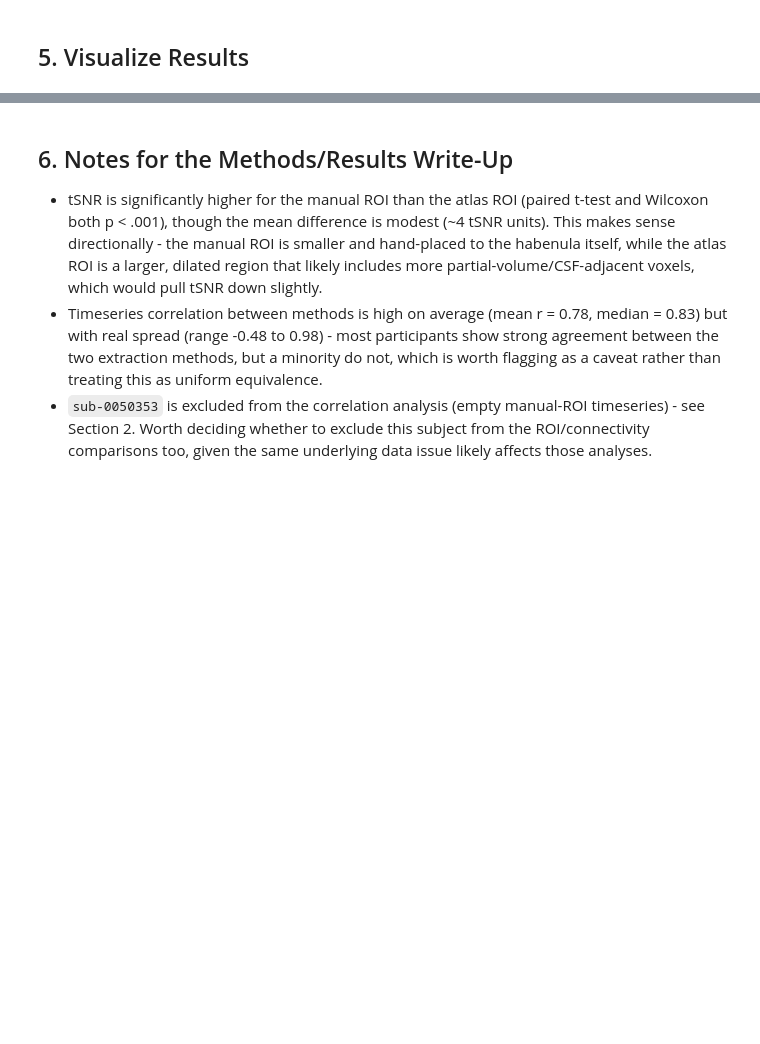
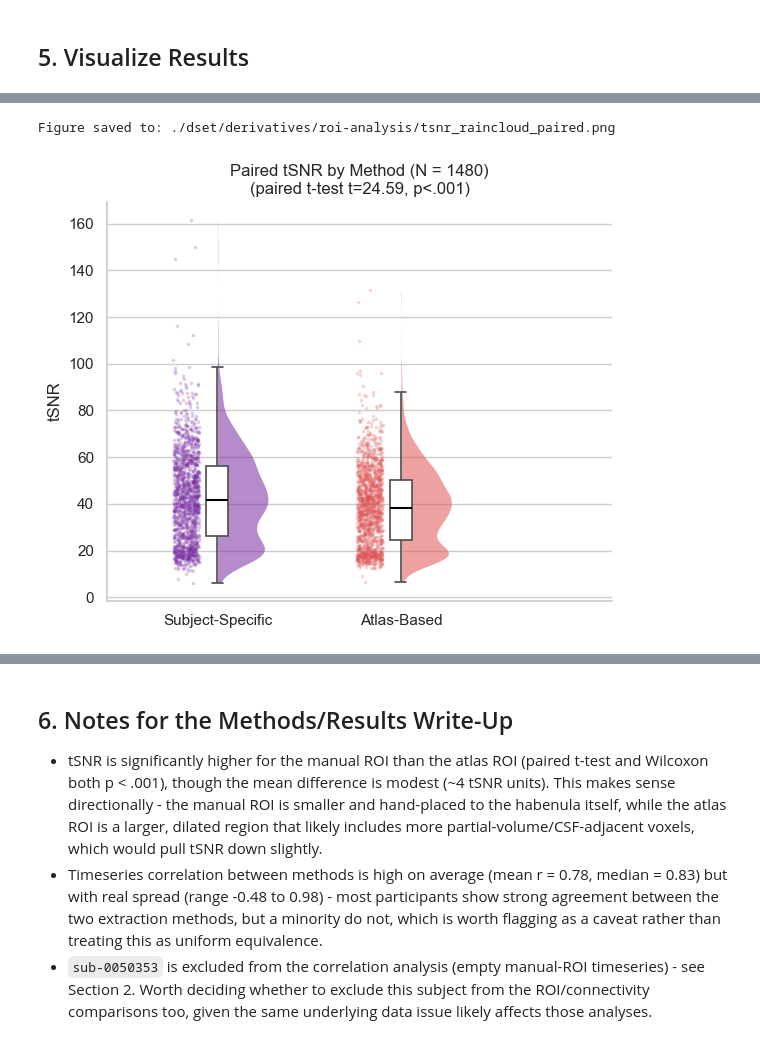
Before and after one commit to chlohamp/habenula-comparison, a Jupyter notebook: 2aii-bold-comp.ipynb, the cells around one changed output, grey strips where cells are left out. Drawn from its saved outputs; the diff is of its cells as text; code cells hidden in the pictures; blank space fills up the shorter version.

```diff
--- a/2aii-bold-comp.ipynb
+++ b/2aii-bold-comp.ipynb
@@ -263,0 +198,71 @@ Figure saved to: ./dset/derivatives/roi-analysis/bold_comparison_plots.png
+# %%
+import numpy as np
+import seaborn as sns
+
+sns.set_theme(style="whitegrid")
+
+
+def raincloud(ax, data, x, y, order, palette, width_viol=0.55, box_width=0.12,
+              strip_size=2.5, strip_alpha=0.25, jitter=0.06, seed=0):
+    """Paired raincloud plot: half-violin (cloud) + boxplot + jittered dots (rain)."""
+    rng = np.random.default_rng(seed)
+    sns.violinplot(
+        data=data, x=x, y=y, order=order, hue=x, palette=palette,
+        width=width_viol, inner=None, cut=0, linewidth=0, ax=ax,
+        legend=False, density_norm="width", saturation=1,
+    )
+    # Clip each violin to its right half so it reads as a "cloud" beside the box/dots
+    for i, coll in enumerate(ax.collections):
+        for path in coll.get_paths():
+            verts = path.vertices
+            verts[:, 0] = np.clip(verts[:, 0], i, i + width_viol / 2 + 0.5)
+        coll.set_alpha(0.55)
+
+    sns.boxplot(
+        data=data, x=x, y=y, order=order, width=box_width, showcaps=True,
+        boxprops={"zorder": 3, "facecolor": "white", "linewidth": 1.2},
+        whiskerprops={"zorder": 3, "linewidth": 1.2},
+        medianprops={"color": "black", "zorder": 4, "linewidth": 1.5},
+        capprops={"linewidth": 1.2}, fliersize=0, ax=ax,
+    )
+
+    # Individual participant dots, jittered to the left of the tick
+    for i, cat in enumerate(order):
+        vals = data.loc[data[x] == cat, y].to_numpy()
+        x_jit = rng.uniform(-jitter - 0.18, -0.10, size=len(vals)) + i
+        ax.scatter(x_jit, vals, s=strip_size ** 2, alpha=strip_alpha,
+                   color=palette[cat], linewidths=0, zorder=2)
+
+    ax.set_xlim(-0.6, len(order) - 1 + width_viol + 0.6)
+
+
+# --- Paired raincloud plot (Subject-Specific vs. Atlas-Based tSNR) ---
+# Combines a half-violin, boxplot, and individual participant dots to show how
+# subject-specific ROIs reduce partial-volume noise relative to the atlas ROI
+# (paired t-test reported in the title, computed in Section 3 above).
+tsnr_long = pd.melt(
+    df[["subject_id", "manual_tsnr", "atlas_tsnr"]],
+    id_vars="subject_id", value_vars=["manual_tsnr", "atlas_tsnr"],
+    var_name="Method", value_name="tSNR",
+)
+tsnr_long["Method"] = tsnr_long["Method"].map(
+    {"manual_tsnr": "Subject-Specific", "atlas_tsnr": "Atlas-Based"}
+)
+tsnr_order = ["Subject-Specific", "Atlas-Based"]
+tsnr_palette = {"Subject-Specific": "#792CA2", "Atlas-Based": "#E05454"}
+
+fig, ax = plt.subplots(figsize=(6, 5))
+raincloud(ax, tsnr_long, "Method", "tSNR", tsnr_order, tsnr_palette)
+ax.set_xlabel("")
+ax.set_ylabel("tSNR")
+ax.set_title(f"Paired tSNR by Method (N = {len(df)})\n(paired t-test t={t_stat:.2f}, p<.001)")
+sns.despine(ax=ax)
+fig.tight_layout()
+
+fig_path = op.join(roi_analysis_dir, "tsnr_raincloud_paired.png")
+fig.savefig(fig_path, dpi=200, bbox_inches="tight")
+print(f"Figure saved to: {fig_path}")
+plt.show()
+# %% [output]
+Figure saved to: ./dset/derivatives/roi-analysis/tsnr_raincloud_paired.png
+[figure, added]
```
Also changed, not shown: parts of 4 cells of this notebook, 6 other files.
